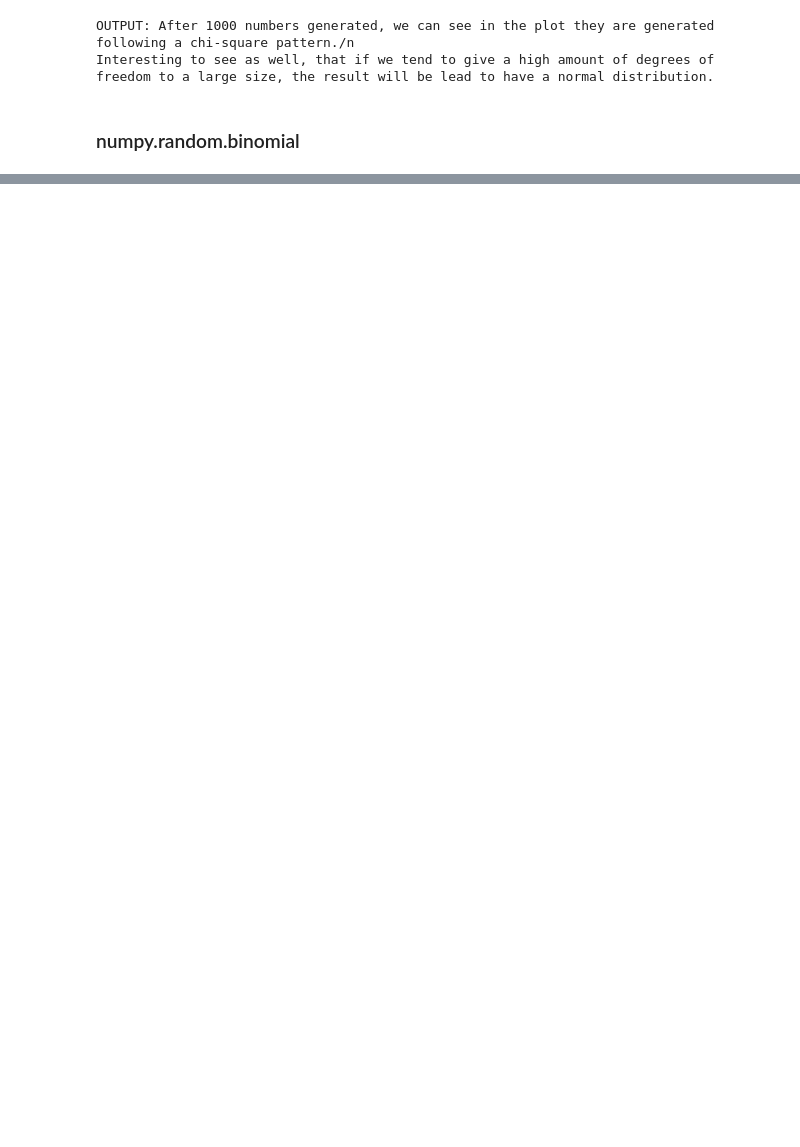
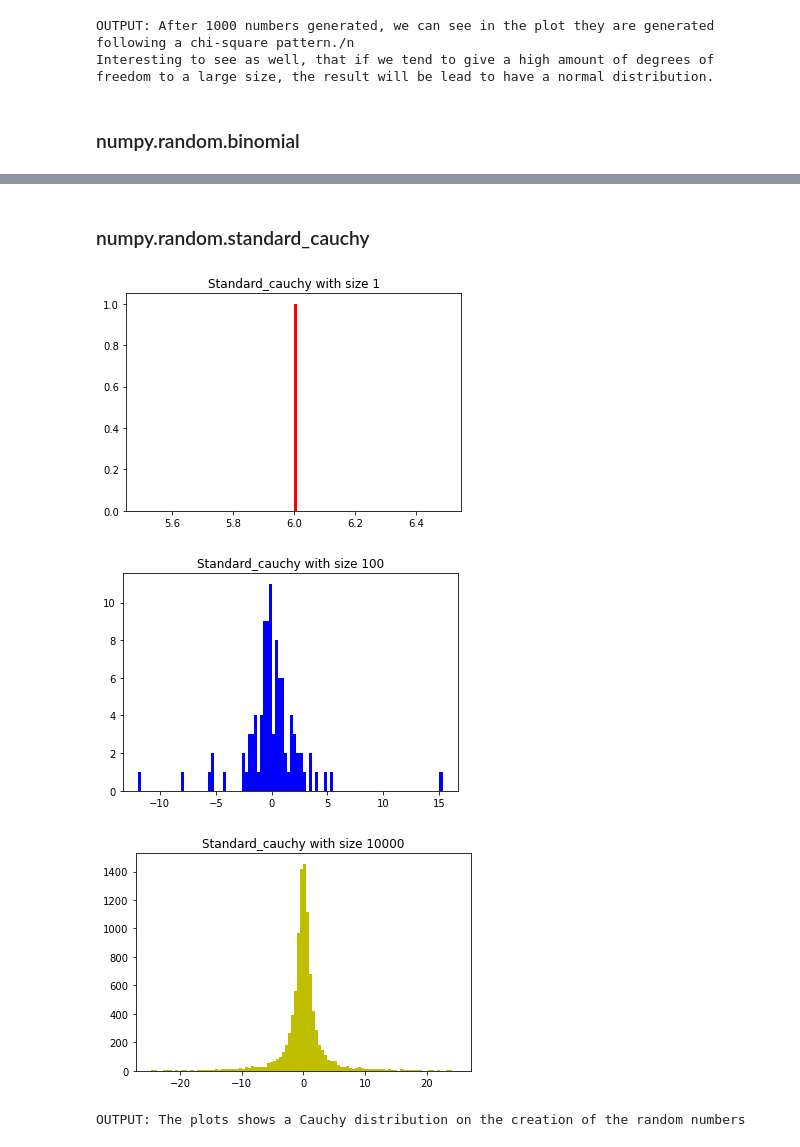
Before and after one commit to Manuferu/Assignment_PDA, a Jupyter notebook: Assignment.ipynb, the cells around one changed output, grey strips where cells are left out. Saved outputs shown, nothing was run; the diff lists cells and outputs as text; code cells hidden in the pictures; blank space fills up the shorter version.

```diff
--- a/Assignment.ipynb
+++ b/Assignment.ipynb
@@ -354,0 +363,24 @@ important to notice that the mean of the distribution will be the result of (nxp
+# %% [markdown]
+### numpy.random.standard_cauchy
+# %%
+s = np.random.standard_cauchy(1)
+s = s[(s>-25) & (s<25)]  # truncate distribution so it plots well
+plt.hist(s, bins=100,color='r')
+plt.title('Standard_cauchy with size 1')
+plt.show()
+s = np.random.standard_cauchy(100)
+s = s[(s>-25) & (s<25)]  # truncate distribution so it plots well
+plt.hist(s, bins=100,color='b')
+plt.title('Standard_cauchy with size 100')
+plt.show()
+s = np.random.standard_cauchy(10000)
+s = s[(s>-25) & (s<25)]  # truncate distribution so it plots well
+plt.hist(s, bins=100,color='y')
+plt.title('Standard_cauchy with size 10000')
+plt.show()
+print('\nOUTPUT: The plots shows a Cauchy distribution on the creation of the random numbers')
+# %% [output]
+[figure, added]
+[figure, added]
+[figure, added]
+OUTPUT: The plots shows a Cauchy distribution on the creation of the random numbers
```
Also changed, not shown: parts of 12 cells of this notebook, 1 other file.
